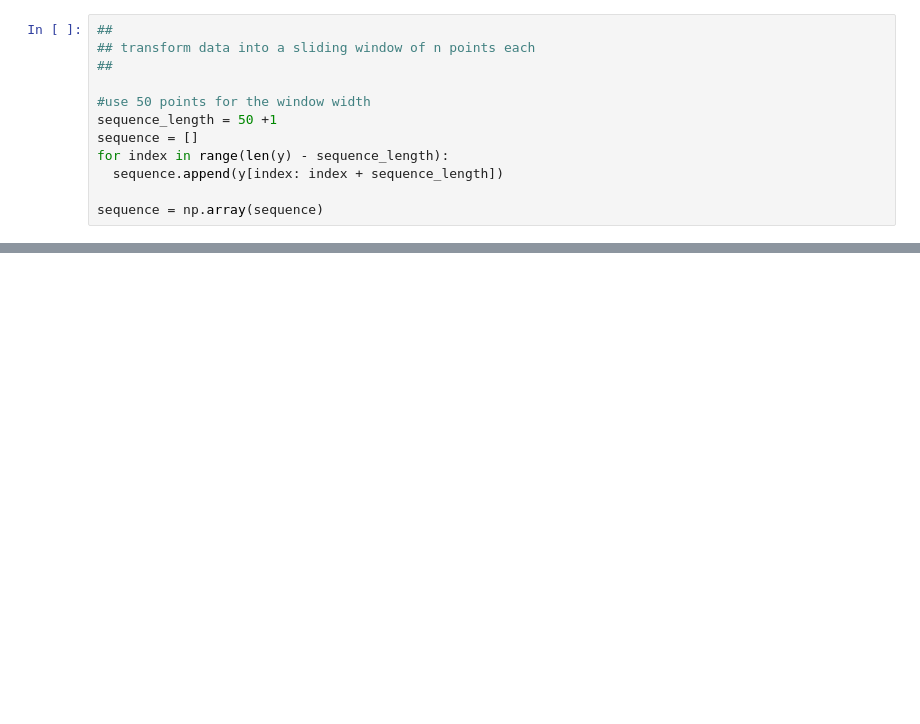
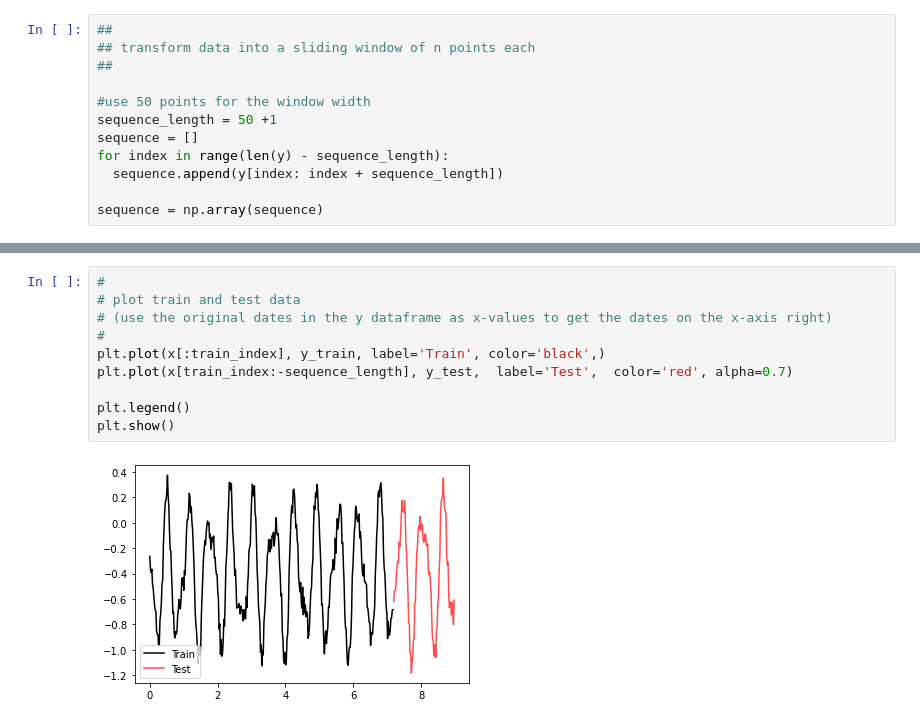
Before and after one commit to iubh/DLMDSDL01, a Jupyter notebook: TimeseriesLSTM.ipynb, the cells around one changed output, grey strips where cells are left out. Drawn from its saved outputs; the diff is of its cells as text; blank space fills up the shorter version.

```diff
--- a/TimeseriesLSTM.ipynb
+++ b/TimeseriesLSTM.ipynb
@@ -67,3 +78,15 @@ train index 803
+# %%
+#
+# plot train and test data
+# (use the original dates in the y dataframe as x-values to get the dates on the x-axis right)
+#
+plt.plot(x[:train_index], y_train, label='Train', color='black',)
+plt.plot(x[train_index:-sequence_length], y_test,  label='Test',  color='red', alpha=0.7)
+
+plt.legend()
+plt.show()
+# %% [output]
+[figure, added]
 # %%
 ###
 ### build the model
```
Also changed, not shown: parts of 11 cells of this notebook.
